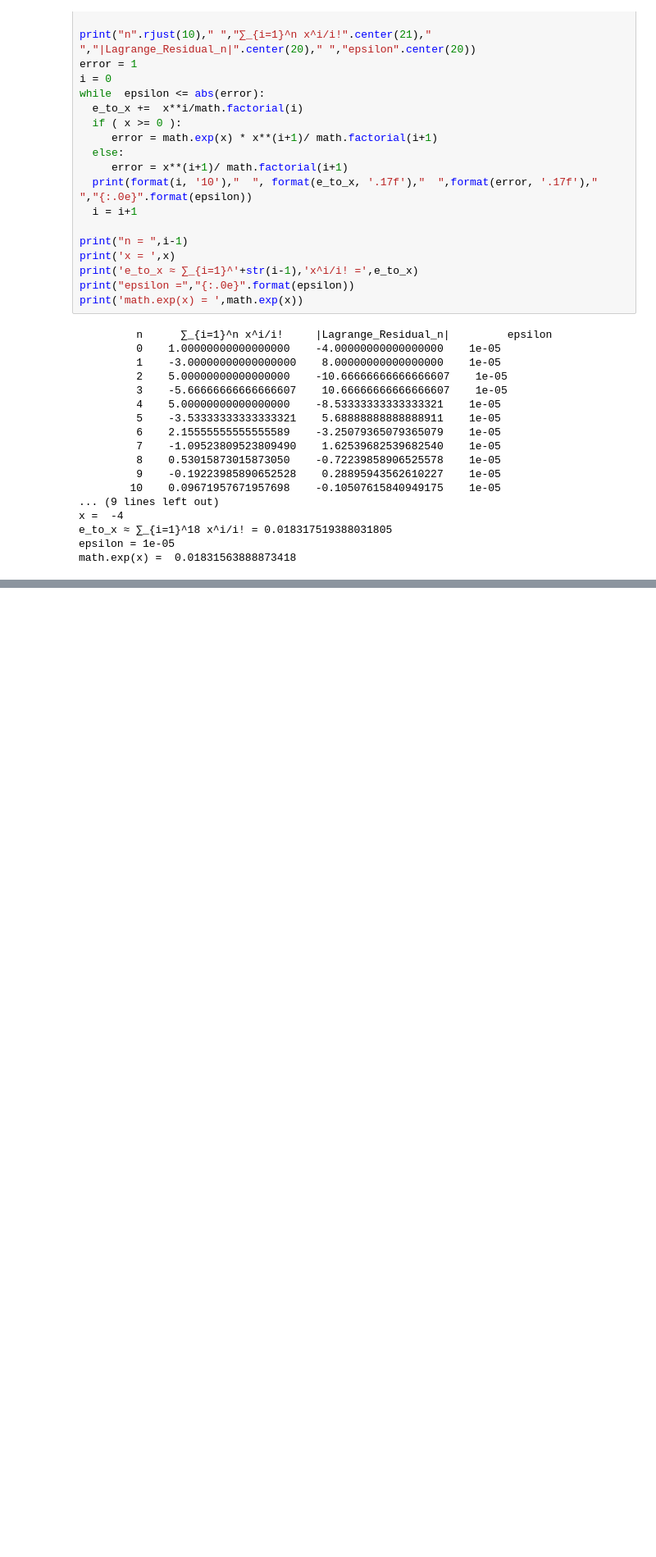
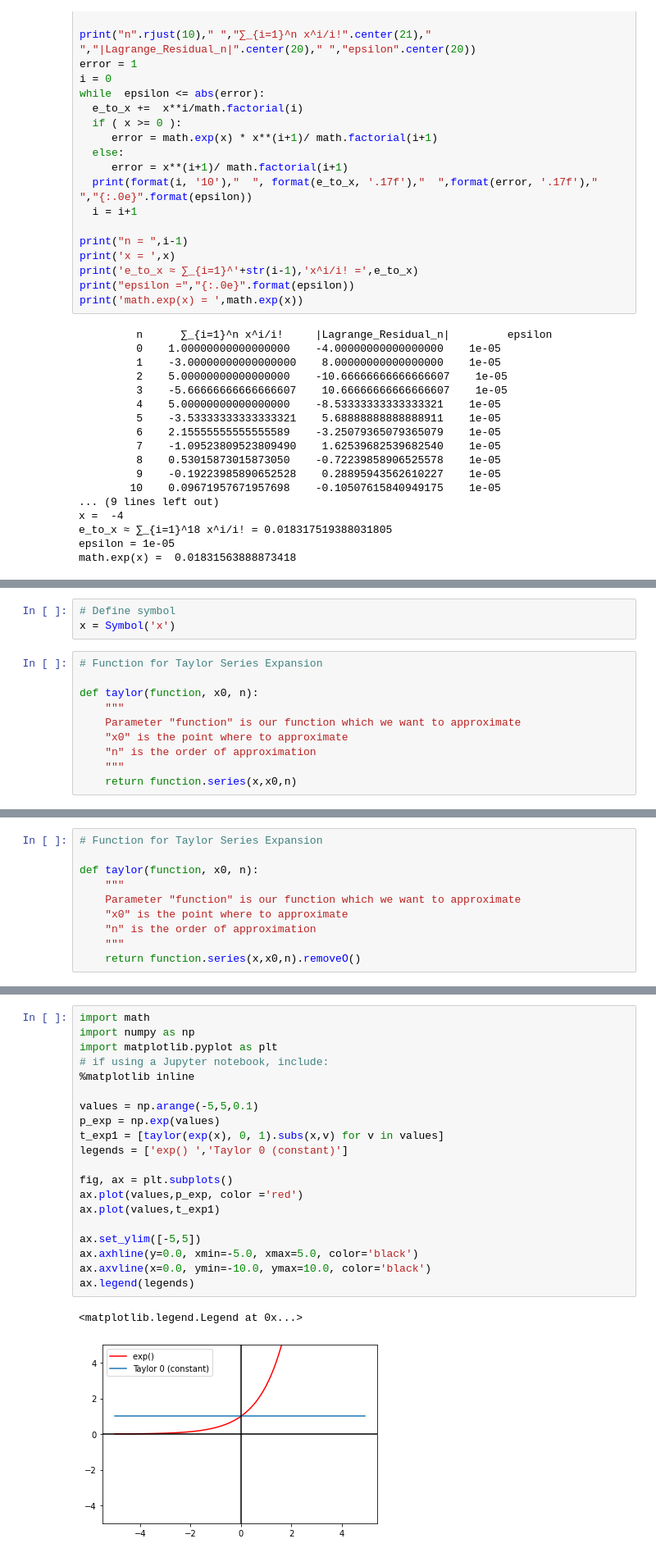
Before and after one commit to gjhernandezp/NM, a Jupyter notebook: Taylor Series/Taylor_e_to_x_error.ipynb, the cells around one changed output, grey strips where cells are left out. Shown at 82% size. Cells and saved outputs as stored; diff of their text form; blank space fills up the shorter version.

```diff
--- a/Taylor Series/Taylor_e_to_x_error.ipynb
+++ b/Taylor Series/Taylor_e_to_x_error.ipynb
@@ -975,0 +987,13 @@ math.exp(x) =  0.01831563888873418
+# %%
+# Define symbol
+x = Symbol('x')
+# %%
+# Function for Taylor Series Expansion
+
+def taylor(function, x0, n):
+    """
+    Parameter "function" is our function which we want to approximate
+    "x0" is the point where to approximate
+    "n" is the order of approximation
+    """
+    return function.series(x,x0,n)
@@ -975,0 +1084,10 @@ math.exp(x) =  0.01831563888873418
+# %%
+# Function for Taylor Series Expansion
+
+def taylor(function, x0, n):
+    """
+    Parameter "function" is our function which we want to approximate
+    "x0" is the point where to approximate
+    "n" is the order of approximation
+    """
+    return function.series(x,x0,n).removeO()
@@ -975,0 +1178,23 @@ math.exp(x) =  0.01831563888873418
+# %%
+import math
+import numpy as np
+import matplotlib.pyplot as plt
+# if using a Jupyter notebook, include:
+%matplotlib inline
+
+values = np.arange(-5,5,0.1)
+p_exp = np.exp(values)
+t_exp1 = [taylor(exp(x), 0, 1).subs(x,v) for v in values]
+legends = ['exp() ','Taylor 0 (constant)']
+
+fig, ax = plt.subplots()
+ax.plot(values,p_exp, color ='red')
+ax.plot(values,t_exp1)
+
+ax.set_ylim([-5,5])
+ax.axhline(y=0.0, xmin=-5.0, xmax=5.0, color='black')
+ax.axvline(x=0.0, ymin=-10.0, ymax=10.0, color='black')
+ax.legend(legends)
+# %% [output]
+<matplotlib.legend.Legend at 0x...>
+[figure, added]
```
Also changed, not shown: parts of 26 cells of this notebook.
